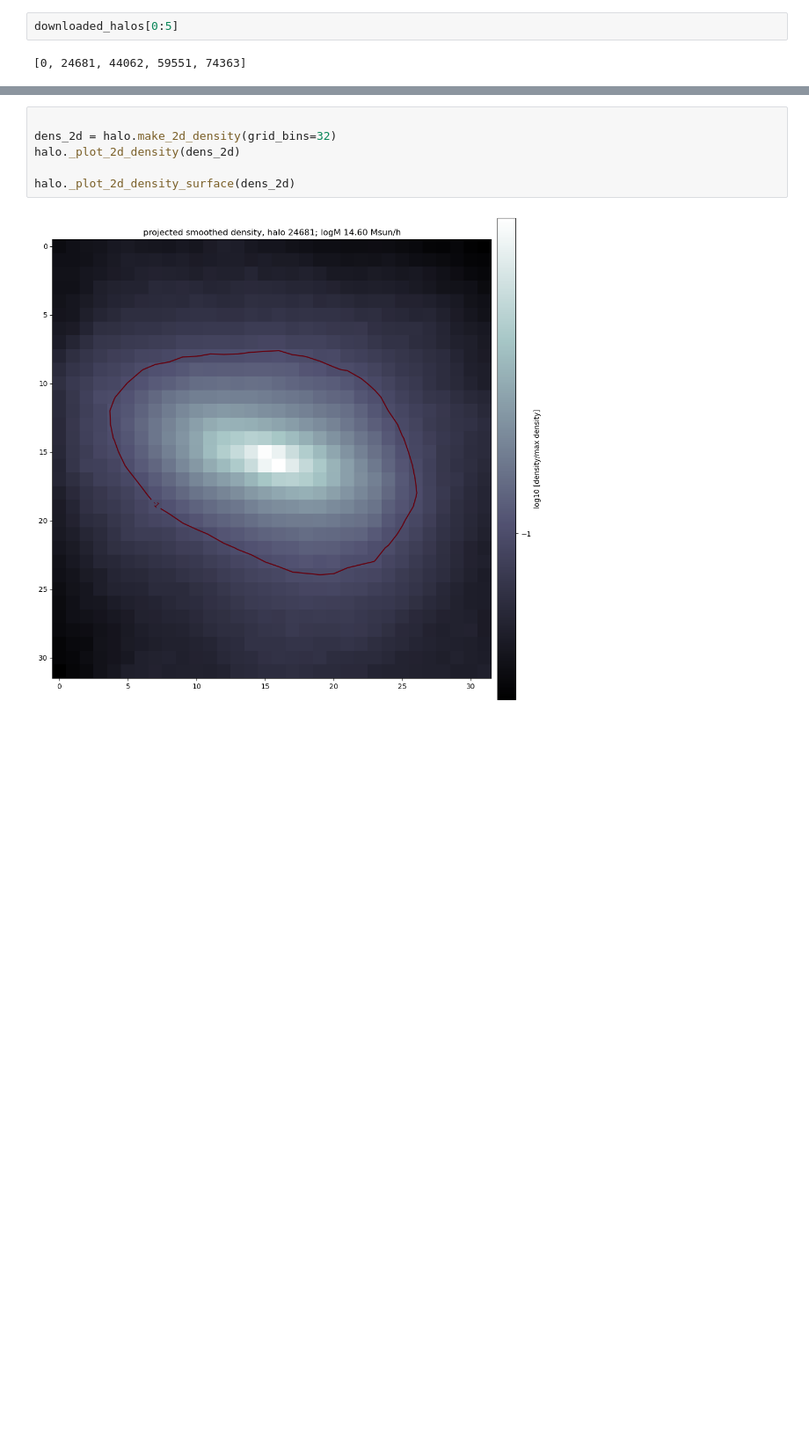
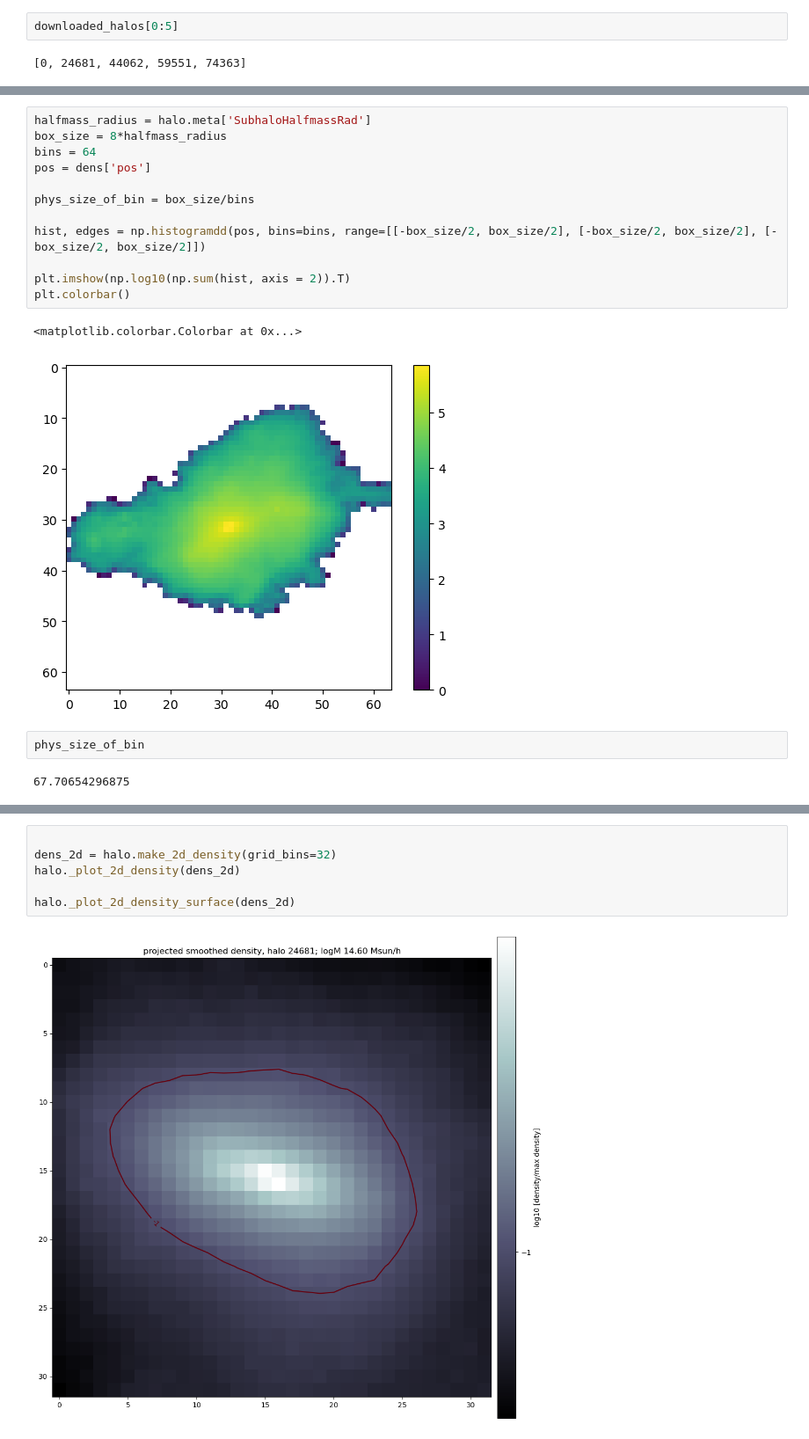
Before and after one commit to SergeiDBykov/self_supervised_halos, a Jupyter notebook: notebooks/tng_data_prep.ipynb, the cells around one changed output, grey strips where cells are left out. Shown at 88% size. Cells and saved outputs as stored; diff of their text form; blank space fills up the shorter version.

```diff
--- a/notebooks/tng_data_prep.ipynb
+++ b/notebooks/tng_data_prep.ipynb
@@ -37,0 +41,19 @@ halo._plot_3d_density(dens)
+# %%
+halfmass_radius = halo.meta['SubhaloHalfmassRad']
+box_size = 8*halfmass_radius
+bins = 64
+pos = dens['pos']
+
+phys_size_of_bin = box_size/bins
+
+hist, edges = np.histogramdd(pos, bins=bins, range=[[-box_size/2, box_size/2], [-box_size/2, box_size/2], [-box_size/2, box_size/2]])
+
+plt.imshow(np.log10(np.sum(hist, axis = 2)).T)
+plt.colorbar()
+# %% [output]
+<matplotlib.colorbar.Colorbar at 0x...>
+[figure, added]
+# %%
+phys_size_of_bin
+# %% [output]
+67.70654296875
```
Also changed, not shown: parts of 7 cells of this notebook, 2 other files.
